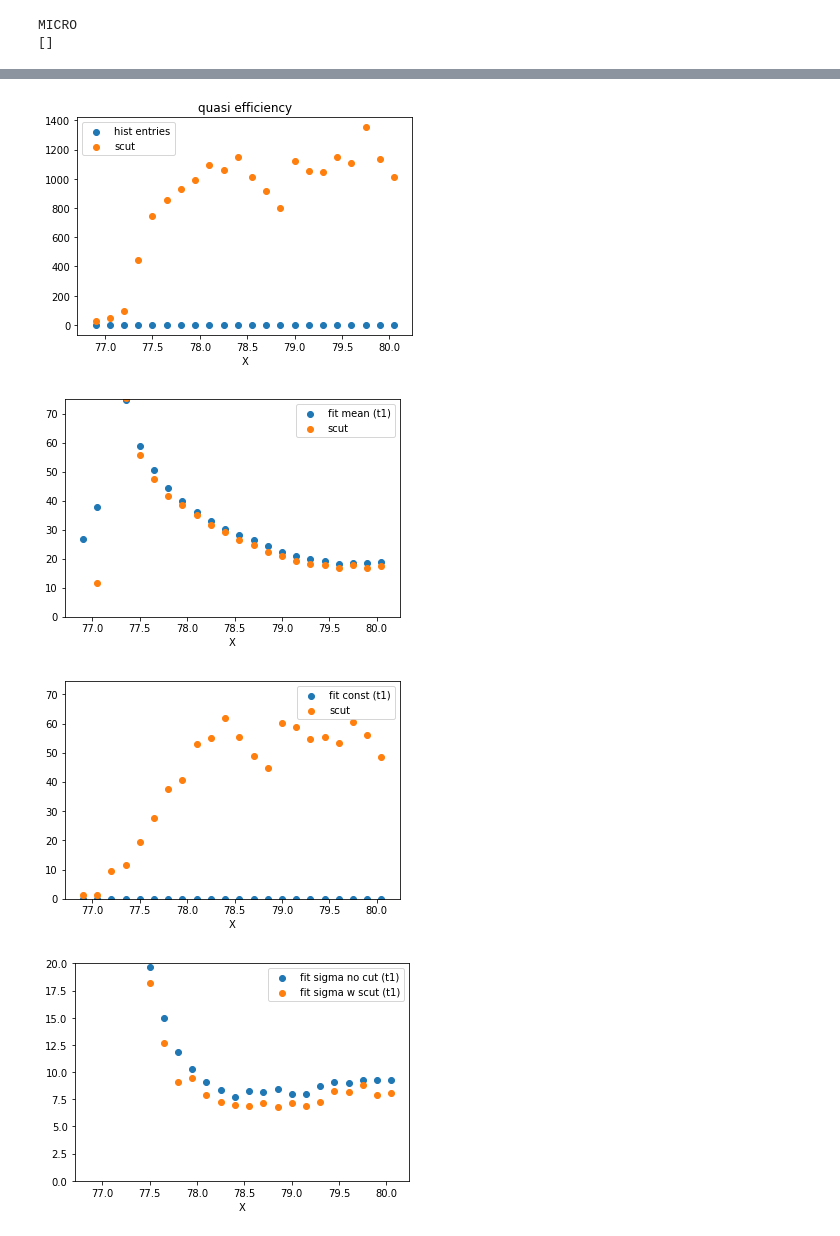
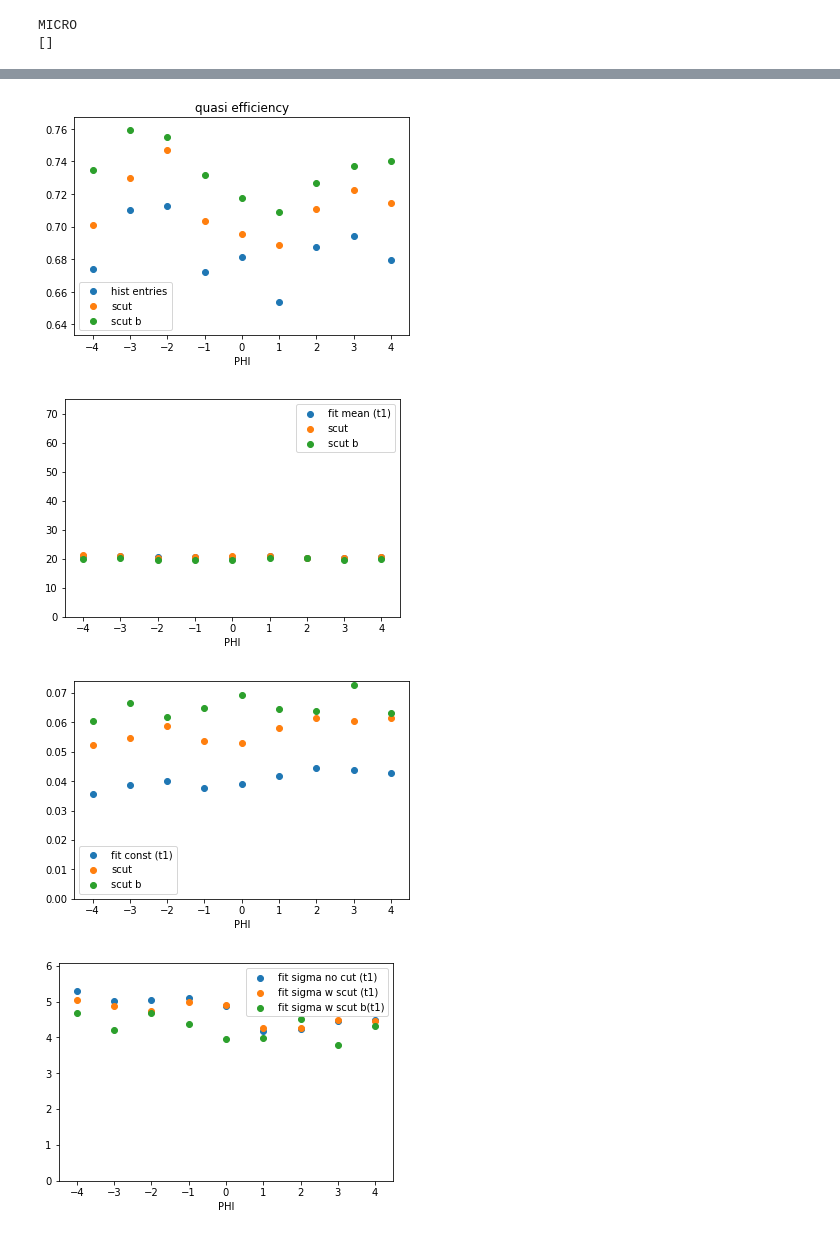
Before and after one commit to acidbourbon/PT_full_system, a Jupyter notebook: workdir/jupyter/offline_quick_ana_combi.ipynb, the cells around one changed output, grey strips where cells are left out. Drawn from its saved outputs; the diff is of its cells as text; code cells hidden in the pictures.

```diff
--- a/workdir/jupyter/offline_quick_ana_combi.ipynb
+++ b/workdir/jupyter/offline_quick_ana_combi.ipynb
@@ -20,11 +20,11 @@ root_file_name = "joint_tree_prev5000.root"
 #root_file_name = "joint_tree_prev1000.root"
 #root_file_name = "joint_tree.root"
 
-id="id041"
+id="id951"
 
 #varname = "MICRO"
-#varname = "PHI"
-varname = "X"
+varname = "PHI"
+#varname = "X"
 #varname  = "THR"
 
 file_list = os.popen('  find /workdir/data -iname "*{:s}" | grep {:s} | sort '.format(
@@ -330,4 +402,6 @@ Info in <TCanvas::Print>: png file /workdir/jupyter/offline_quick_ana_combi_data
 # %%
+VAR = VAR[0:len(entries_list)]
+
 ##################################################
 ##                    vw ana                    ##
 ##################################################
@@ -441,6 +515,7 @@ saving to /workdir/jupyter/offline_quick_ana_combi_data/003.pickle
 
 plt.scatter(VAR,entries_list,label="hist entries")
 plt.scatter(VAR,entries_list_scut,label="scut")
+plt.scatter(VAR,entries_list_scut_b,label="scut b")
 #plt.plot(VAR,entries_list_scut,label="hist entries")
 #plt.ylim(0,np.max(entries_list_scut)*1.2)
 plt.legend()
@@ -450,41 +525,44 @@ plt.show()
 
 plt.scatter(VAR,mean_list,label="fit mean (t1)")
 plt.scatter(VAR,mean_list_scut,label="scut")
+plt.scatter(VAR,mean_list_scut_b,label="scut b")
 #plt.plot(VAR,mean_list_scut,label="fit mean (t1)")
 #plt.ylim(0,np.max(mean_list_scut)*1.2)
 plt.legend()
 plt.xlabel(varname)
 plt.ylim(0,75)
 plt.show()
 
 plt.scatter(VAR,const_list,label="fit const (t1)")
 plt.scatter(VAR,const_list_scut,label="scut")
+plt.scatter(VAR,const_list_scut_b,label="scut b")
 #plt.plot(VAR,const_list_scut,label="fit const (t1)")
 plt.ylim(0,np.max(const_list_scut)*1.2)
 plt.legend()
 plt.xlabel(varname)
 #plt.ylim(0,0.3)
 plt.show()
 
 plt.scatter(VAR,sigma_list,label="fit sigma no cut (t1)")
 plt.scatter(VAR,sigma_list_scut,label="fit sigma w scut (t1)")
+plt.scatter(VAR,sigma_list_scut_b,label="fit sigma w scut b(t1)")
 
 #plt.plot(VAR,sigma_list_scut,label="fit sigma (t1)")
-#plt.ylim(0,np.max(sigma_list_scut)*1.2)
-plt.ylim(0,20)
+plt.ylim(0,np.max(sigma_list_scut)*1.2)
+#plt.ylim(0,20)
 plt.legend()
 plt.xlabel(varname)
 plt.show()
 
 #area_list_scut = np.array(const_list_scut) * np.array(sigma_list_scut)
 
 #plt.scatter(VAR,area_list_scut,label="gaus area")
 #plt.ylim(0,np.max(area_list_scut))
 #plt.legend()
 #plt.ylim(0,5)
 #plt.show()
 # %% [output]
-[figure, old version]
+[figure, new version]
-[figure, old version]
+[figure, new version]
-[figure, old version]
+[figure, new version]
-[figure, old version]
+[figure, new version]
```
Also changed, not shown: parts of 10 cells of this notebook, 2 other files.
